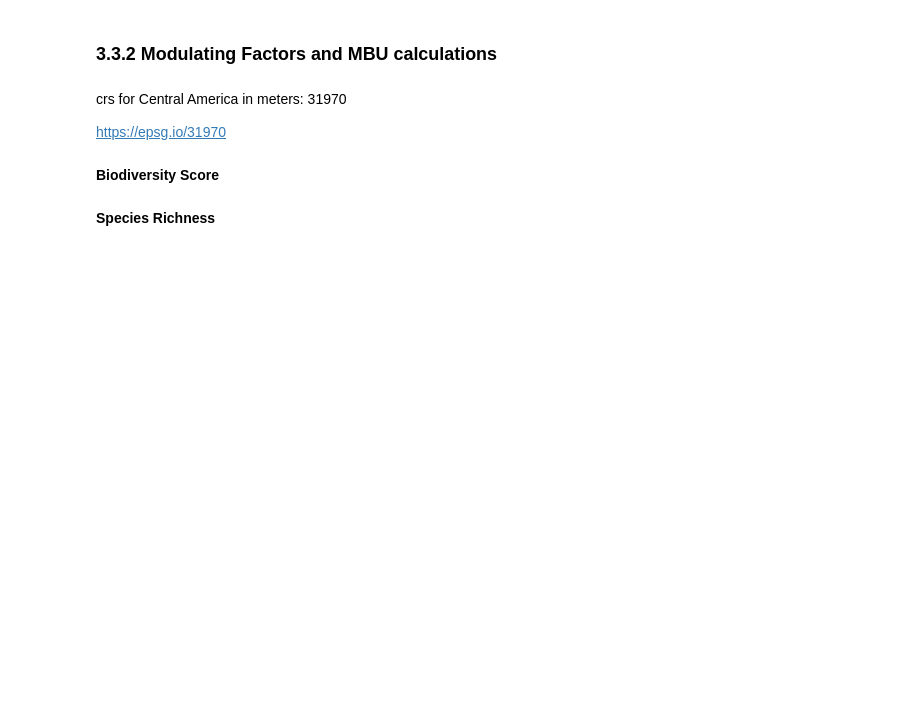
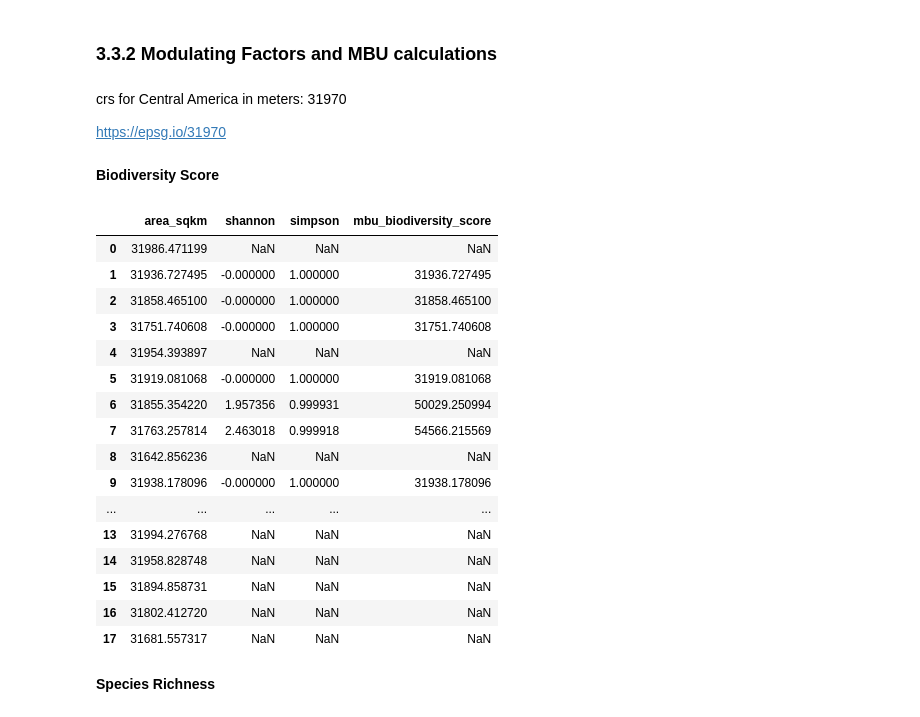
Before and after one commit to Open-Earth-Foundation/oceanprogram, a Jupyter notebook: Experimental_Work/Step3_MBUs_General_Calculation.ipynb, the cells around one changed output. Drawn from its saved outputs; the diff is of its cells as text; code cells hidden in the pictures; blank space fills up the shorter version.

```diff
--- a/Experimental_Work/Step3_MBUs_General_Calculation.ipynb
+++ b/Experimental_Work/Step3_MBUs_General_Calculation.ipynb
@@ -277,6 +277,26 @@ https://epsg.io/31970
 **Biodiversity Score**
 # %%
 biodiversity_score_MBUS = mbu_biodiversity_score(ACMC, df1, grid, 'abundance', 'IUCN', 31970)
+# %%
+biodiversity_score_MBUS
+# %% [output]
+|  | area_sqkm | shannon | simpson | mbu_biodiversity_score |
+| 0 | 31986.471199 | NaN | NaN | NaN |
+| 1 | 31936.727495 | -0.000000 | 1.000000 | 31936.727495 |
+| 2 | 31858.465100 | -0.000000 | 1.000000 | 31858.465100 |
+| 3 | 31751.740608 | -0.000000 | 1.000000 | 31751.740608 |
+| 4 | 31954.393897 | NaN | NaN | NaN |
+| 5 | 31919.081068 | -0.000000 | 1.000000 | 31919.081068 |
+| 6 | 31855.354220 | 1.957356 | 0.999931 | 50029.250994 |
+| 7 | 31763.257814 | 2.463018 | 0.999918 | 54566.215569 |
+| 8 | 31642.856236 | NaN | NaN | NaN |
+| 9 | 31938.178096 | -0.000000 | 1.000000 | 31938.178096 |
+| ... | ... | ... | ... | ... |
+| 13 | 31994.276768 | NaN | NaN | NaN |
+| 14 | 31958.828748 | NaN | NaN | NaN |
+| 15 | 31894.858731 | NaN | NaN | NaN |
+| 16 | 31802.412720 | NaN | NaN | NaN |
+| 17 | 31681.557317 | NaN | NaN | NaN |
 # %% [markdown]
 **Species Richness**
 # %%
```
Also changed, not shown: parts of 4 cells of this notebook, 2 other files.
